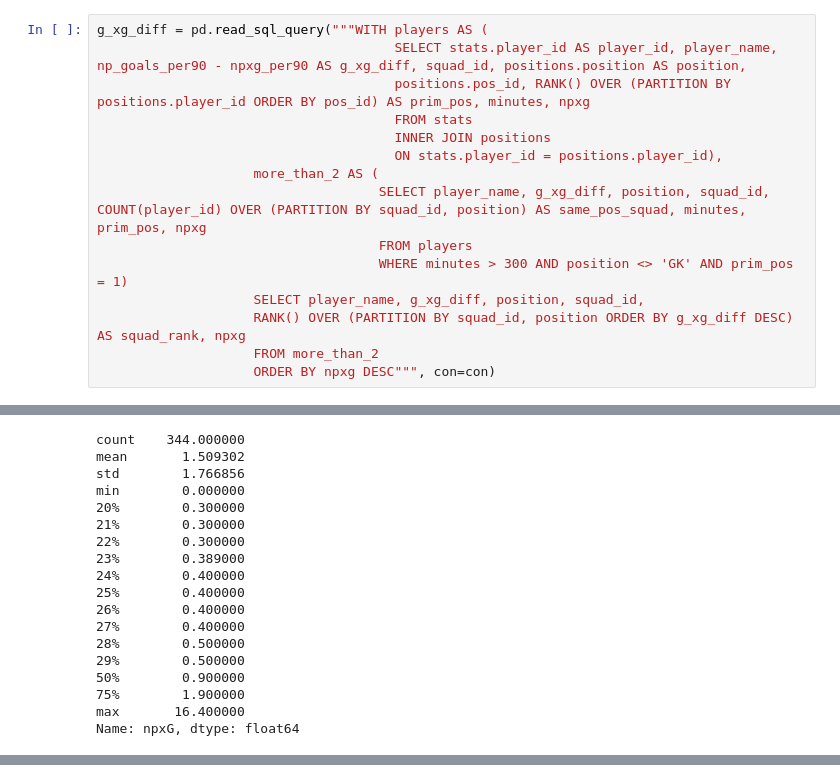
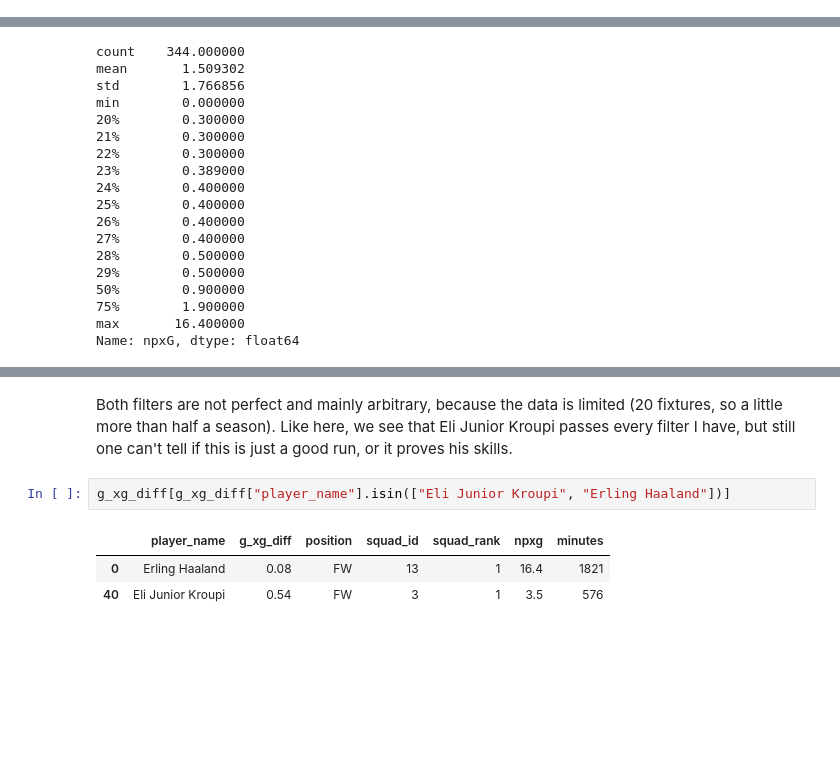
Before and after one commit to TobiaszKuc/_football_analysis, a Jupyter notebook: SQL_Learn/SQL-FBrefPremierLeagueData/PLxGPerformance.ipynb, the cells around one changed output, grey strips where cells are left out. Drawn from its saved outputs; the diff is of its cells as text; blank space fills up the shorter version.

```diff
--- a/SQL_Learn/SQL-FBrefPremierLeagueData/PLxGPerformance.ipynb
+++ b/SQL_Learn/SQL-FBrefPremierLeagueData/PLxGPerformance.ipynb
@@ -282,18 +297,3 @@ pd.read_sql_query("""SELECT COUNT(positions.player_id) - COUNT(DISTINCT position
 # %% [output]
 |  | COUNT(positions.player_id) - COUN... |
 | 0 | 92 |
-# %%
-g_xg_diff = pd.read_sql_query("""WITH players AS (
-                                      SELECT stats.player_id AS player_id, player_name, np_goals_per90 - npxg_per90 AS g_xg_diff, squad_id, positions.position AS position,
-                                      positions.pos_id, RANK() OVER (PARTITION BY positions.player_id ORDER BY pos_id) AS prim_pos, minutes, npxg
-                                      FROM stats
-                                      INNER JOIN positions
-                                      ON stats.player_id = positions.player_id),
-                    more_than_2 AS (
-                                    SELECT player_name, g_xg_diff, position, squad_id, COUNT(player_id) OVER (PARTITION BY squad_id, position) AS same_pos_squad, minutes, prim_pos, npxg
-                                    FROM players
-                                    WHERE minutes > 300 AND position <> 'GK' AND prim_pos = 1)
-                    SELECT player_name, g_xg_diff, position, squad_id,
-                    RANK() OVER (PARTITION BY squad_id, position ORDER BY g_xg_diff DESC) AS squad_rank, npxg
-                    FROM more_than_2
-                    ORDER BY npxg DESC""", con=con)
@@ -398,0 +422,8 @@ Text(0, 0.5, 'Difference between npGoals/90 and npxG/90')
+# %% [markdown]
+Both filters are not perfect and mainly arbitrary, because the data is limited (20 fixtures, so a little more than half a season). Like here, we see that Eli Junior Kroupi passes every filter I have, but still one can't tell if this is just a good run, or it proves his skills.
+# %%
+g_xg_diff[g_xg_diff["player_name"].isin(["Eli Junior Kroupi", "Erling Haaland"])]
+# %% [output]
+|  | player_name | g_xg_diff | position | squad_id | squad_rank | npxg | minutes |
+| 0 | Erling Haaland | 0.08 | FW | 13 | 1 | 16.4 | 1821 |
+| 40 | Eli Junior Kroupi | 0.54 | FW | 3 | 1 | 3.5 | 576 |
```
Also changed, not shown: parts of 21 cells of this notebook.
